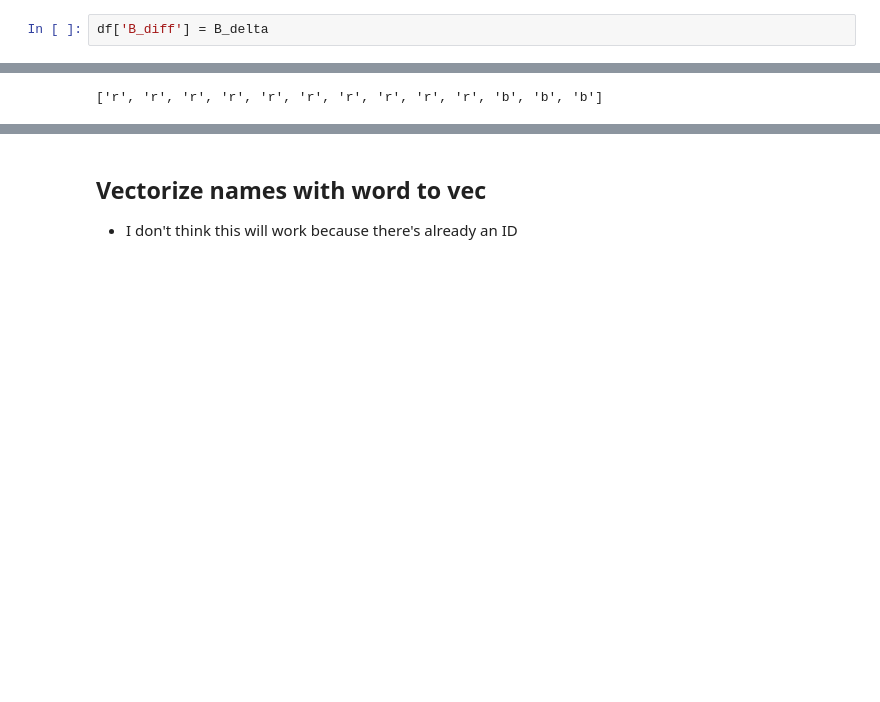
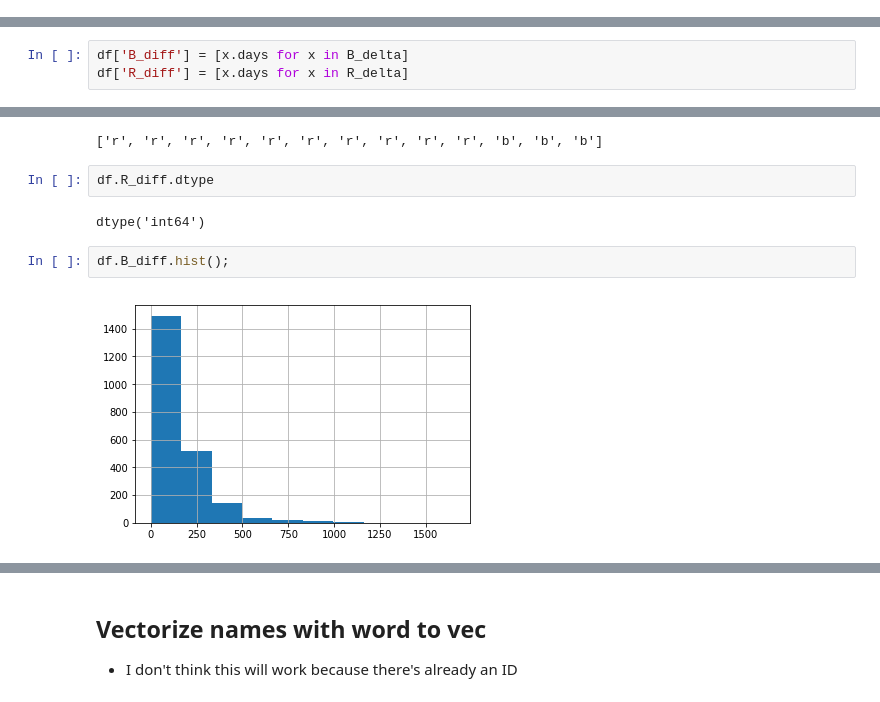
Before and after one commit to PWalis/UFC_DataAnalysis, a Jupyter notebook: Feature_engineering.ipynb, the cells around one changed output, grey strips where cells are left out. Drawn from its saved outputs; the diff is of its cells as text; blank space fills up the shorter version.

```diff
--- a/Feature_engineering.ipynb
+++ b/Feature_engineering.ipynb
@@ -102,5 +158,3 @@ for ID in IDs:
 
         elif row['corner'] == 'b':
             B_delta[row['index']] = row['diff']
-# %%
-df['B_diff'] = B_delta
@@ -107,3 +165,6 @@ df['B_diff'] = B_delta
+# %%
+df['B_diff'] = [x.days for x in B_delta]
+df['R_diff'] = [x.days for x in R_delta]
 # %%
 pd.Series(sorted(df.iloc[[1, 20, 50]].Date)).diff()
 # %% [output]
@@ -120,3 +181,11 @@ c3 = c + c2
 c3
 # %% [output]
 ['r', 'r', 'r', 'r', 'r', 'r', 'r', 'r', 'r', 'r', 'b', 'b', 'b']
+# %%
+df.R_diff.dtype
+# %% [output]
+dtype('int64')
+# %%
+df.B_diff.hist();
+# %% [output]
+[figure, added]
```
Also changed, not shown: parts of 12 cells of this notebook, 2 other files.
